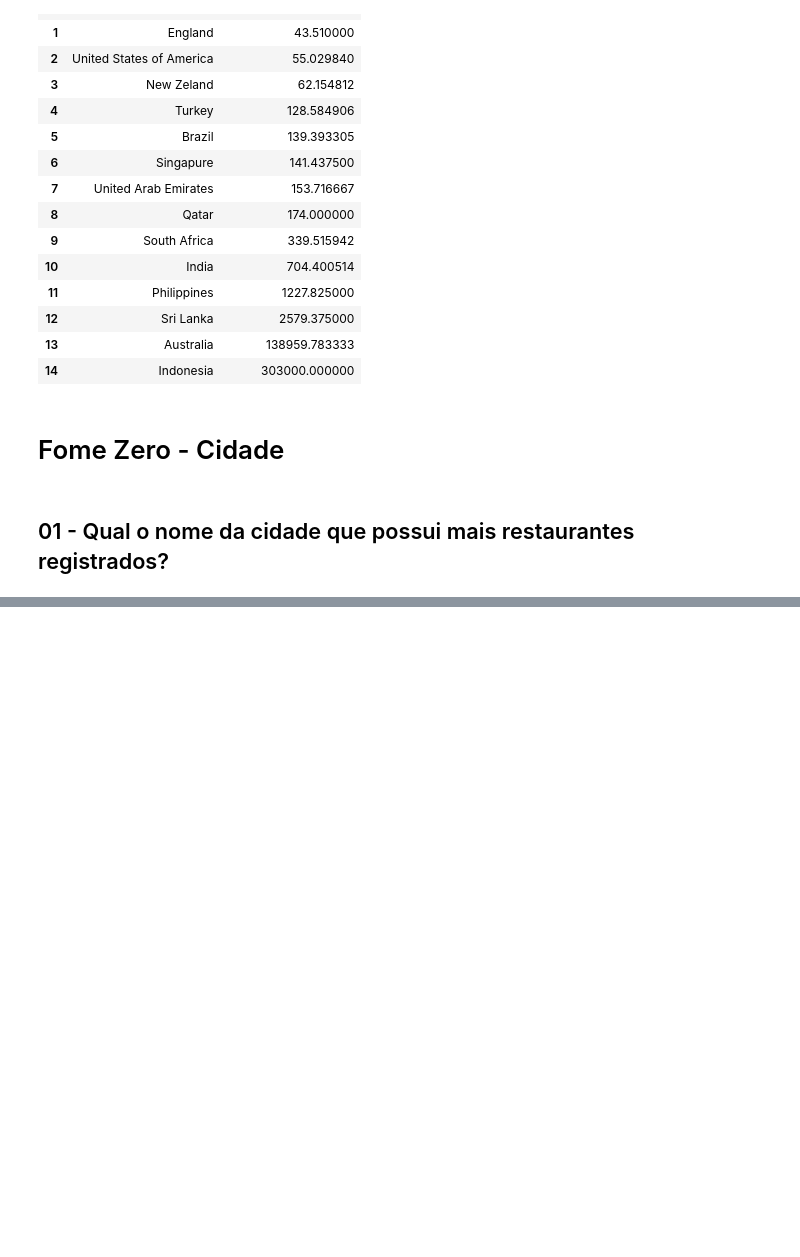
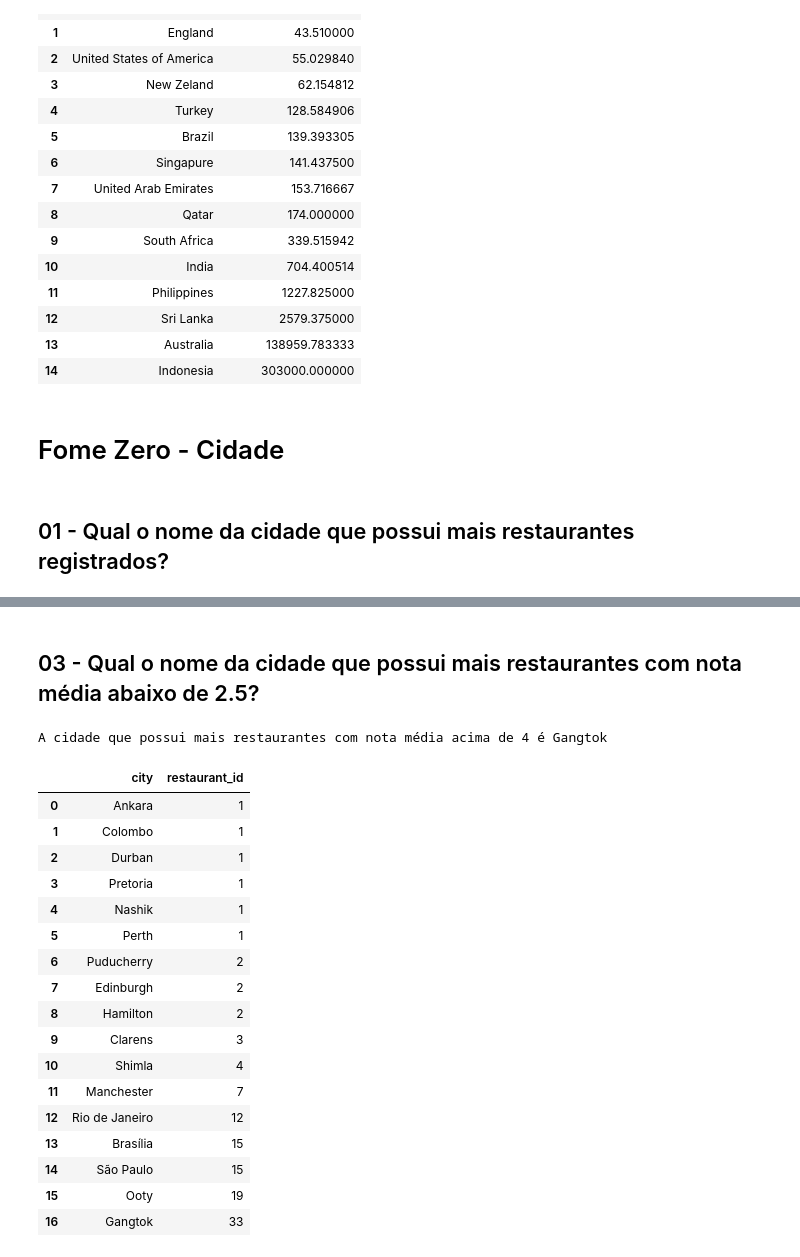
Before and after one commit to LuiMagno/DS_Notebooks, a Jupyter notebook: ComunidadeDS/FTC_Python/Projeto Final/ProjetoFinal - Geral.ipynb, the cells around one changed output, grey strips where cells are left out. Cells and saved outputs as stored; diff of their text form; code cells hidden in the pictures; blank space fills up the shorter version.

Commit message:
Perguntas Respondidas - Cidades e Restaurantes

```diff
--- a/ComunidadeDS/FTC_Python/Projeto Final/ProjetoFinal - Geral.ipynb
+++ b/ComunidadeDS/FTC_Python/Projeto Final/ProjetoFinal - Geral.ipynb
@@ -342,0 +361,26 @@ df.head(3)
+# %% [markdown]
+## 03 - Qual o nome da cidade que possui mais restaurantes com nota média abaixo de 2.5?
+# %%
+rest_nota_baixa_por_cidade = df.loc[df['aggregate_rating'] < 2.5, ['city', 'restaurant_id']].groupby('city').nunique().sort_values(by='restaurant_id').reset_index()
+print(f'A cidade que possui mais restaurantes com nota média acima de 4 é {rest_nota_alta_por_cidade.iloc[-1,0]}')
+rest_nota_baixa_por_cidade
+# %% [output]
+A cidade que possui mais restaurantes com nota média acima de 4 é Gangtok
+|  | city | restaurant_id |
+| 0 | Ankara | 1 |
+| 1 | Colombo | 1 |
+| 2 | Durban | 1 |
+| 3 | Pretoria | 1 |
+| 4 | Nashik | 1 |
+| 5 | Perth | 1 |
+| 6 | Puducherry | 2 |
+| 7 | Edinburgh | 2 |
+| 8 | Hamilton | 2 |
+| 9 | Clarens | 3 |
+| 10 | Shimla | 4 |
+| 11 | Manchester | 7 |
+| 12 | Rio de Janeiro | 12 |
+| 13 | Brasília | 15 |
+| 14 | São Paulo | 15 |
+| 15 | Ooty | 19 |
+| 16 | Gangtok | 33 |
```
Also changed, not shown: parts of 40 cells of this notebook, 2 other files.
